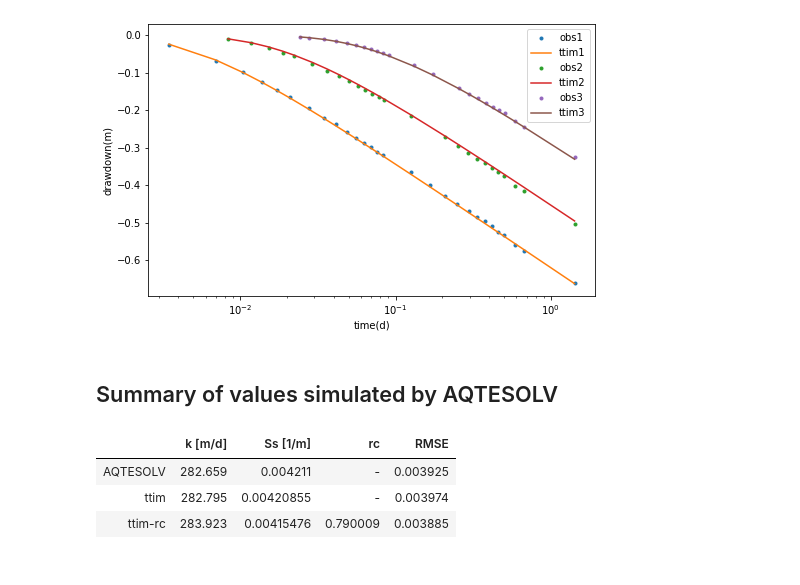
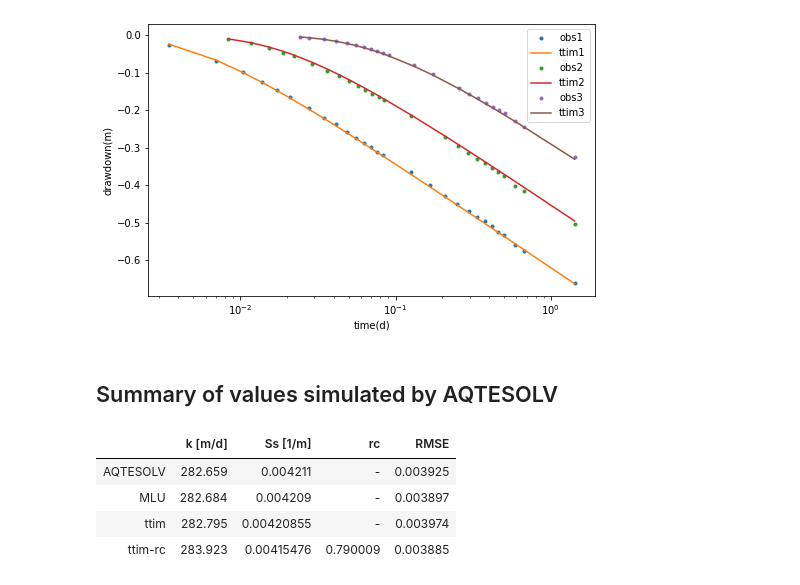
Before and after one commit to mbakker7/ttim, a Jupyter notebook: pumpingtest_benchmarks/6_test_of_sioux.ipynb, the cells around one changed output. Drawn from its saved outputs; the diff is of its cells as text; code cells hidden in the pictures.

```diff
--- a/pumpingtest_benchmarks/9_test_of_sioux.ipynb
+++ b/pumpingtest_benchmarks/6_test_of_sioux.ipynb
@@ -164,14 +164,16 @@ plt.legend();
 ## Summary of values simulated by AQTESOLV
 # %%
 t = pd.DataFrame(columns=['k [m/d]', 'Ss [1/m]', 'rc'], \
-                index=['AQTESOLV', 'ttim', 'ttim-rc'])
+                index=['AQTESOLV', 'MLU', 'ttim', 'ttim-rc'])
 t.loc['AQTESOLV'] = [282.659, 4.211E-03, '-']
 t.loc['ttim'] = np.append(ca_0.parameters['optimal'].values, '-')
 t.loc['ttim-rc'] = ca_1.parameters['optimal'].values
-t['RMSE'] = [0.003925, ca_0.rmse(), ca_1.rmse()]
+t.loc['MLU'] = [282.684, 4.209e-03, '-']
+t['RMSE'] = [0.003925, 0.003897, ca_0.rmse(), ca_1.rmse()]
 t
 # %% [output]
 |  | k [m/d] | Ss [1/m] | rc | RMSE |
 | AQTESOLV | 282.659 | 0.004211 | - | 0.003925 |
+| MLU | 282.684 | 0.004209 | - | 0.003897 |
 | ttim | 282.795 | 0.00420855 | - | 0.003974 |
 | ttim-rc | 283.923 | 0.00415476 | 0.790009 | 0.003885 |
```
Also changed, not shown: 4 other files.
